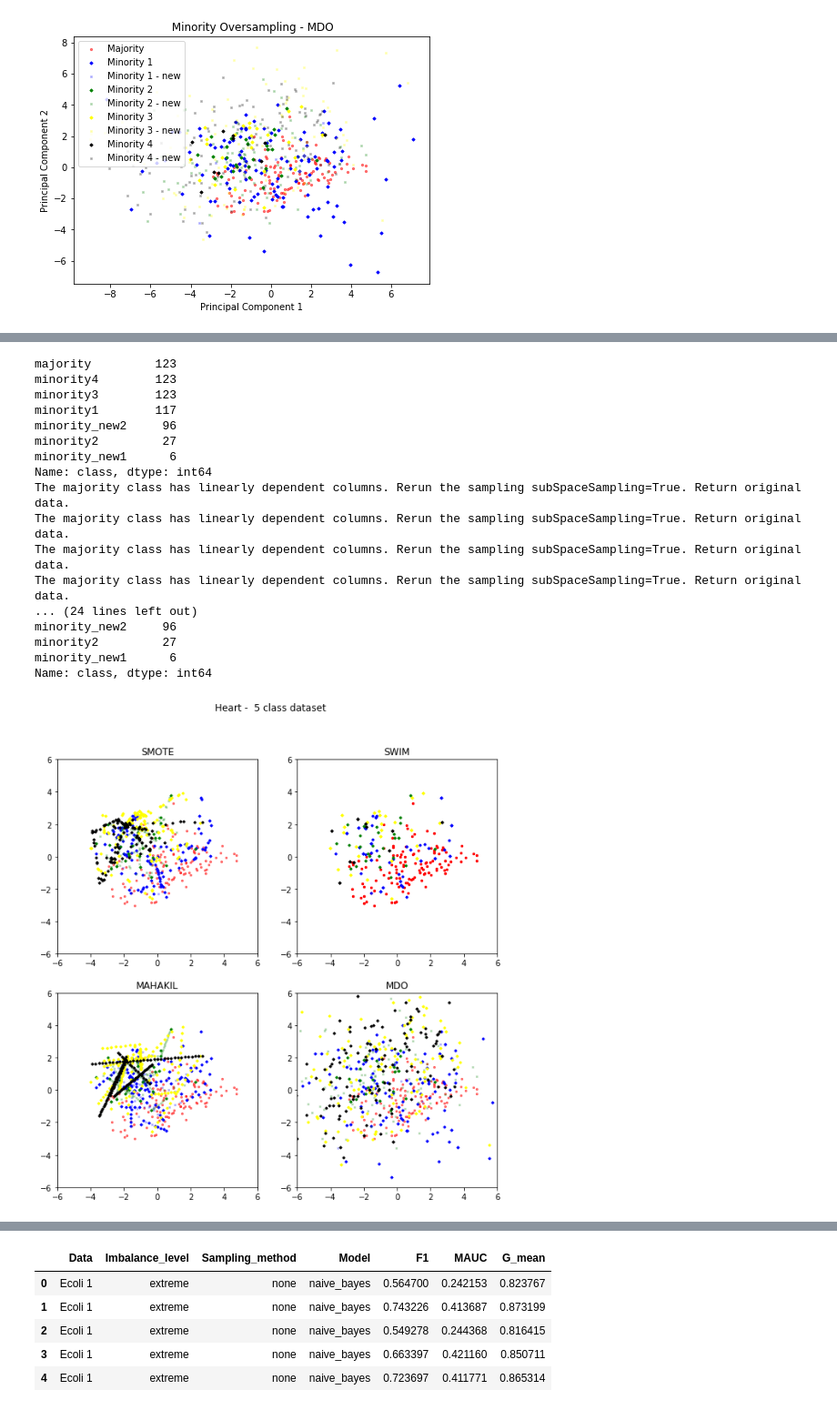
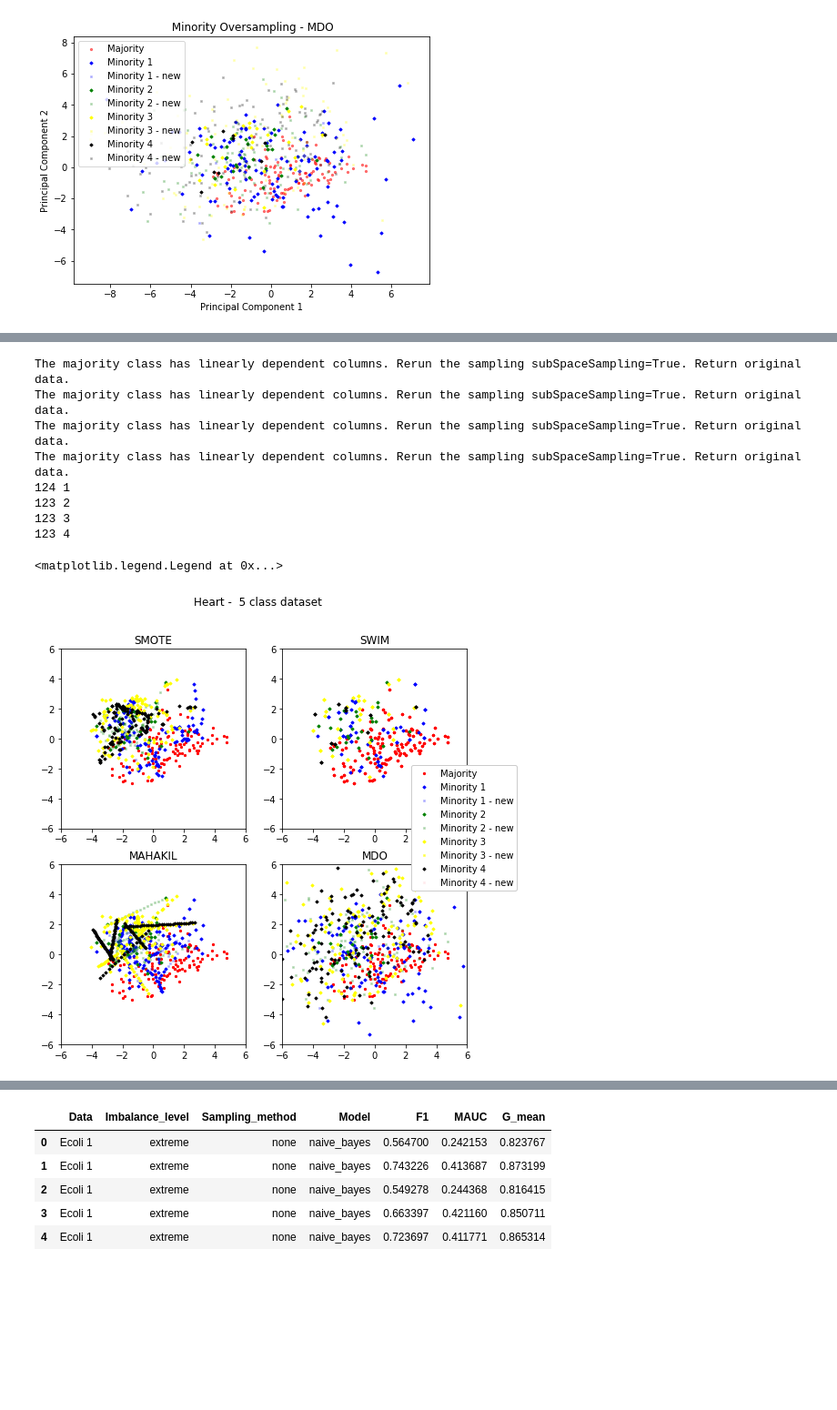
Before and after one commit to emmaranderson/Peak_Diss, a Jupyter notebook: Peak_Diss/Emma_Diss_Re_write_multi.ipynb, the cells around one changed output, grey strips where cells are left out. Shown at 91% size. Cells and saved outputs as stored; diff of their text form; code cells hidden in the pictures; blank space fills up the shorter version.

```diff
--- a/Peak_Diss/Emma_Diss_Re_write_multi.ipynb
+++ b/Peak_Diss/Emma_Diss_Re_write_multi.ipynb
@@ -1187,7 +1396,7 @@ plt.title('Geometric mean score per sampling method - for three imbalance levels
 # %%
 import multi_imbalance.resampling.mdo as sample_mdo
 # %%
-def PCA_plots(X_initial, X_train_scaled, y_train, title):
+def PCA_plots(X_initial, X_train_scaled, y_train, title, ax):
     pca = PCA(n_components =2)
     #Fit and transform the data
     pca.fit(X_initial)
@@ -1200,42 +1409,40 @@ def PCA_plots(X_initial, X_train_scaled, y_train, title):
     X.loc[1599:,'class'] = X.loc[1599:]['class'].replace('minority1', 'minority_new1')
     X.loc[1599:,'class'] = X.loc[1599:]['class'].replace('minority2', 'minority_new2')
 
-    plt.figure(figsize=(7,5))
+    ax = ax
 
-    plt.scatter(X['PC 1'][(X['class'] == 'majority')],
+    ax.scatter(X['PC 1'][(X['class'] == 'majority')],
             X['PC 2'][(X['class'] == 'majority')],
            marker='o',
            color='red',
            label='Majority',
            s = 5**1, alpha=0.5)
-    plt.scatter(X['PC 1'][(X['class'] == 'minority1')],
+    ax.scatter(X['PC 1'][(X['class'] == 'minority1')],
             X['PC 2'][(X['class'] == 'minority1')],
            marker='o',
            color='blue',
            label='Minority 1',
            s = 5**1)
-    plt.scatter(X['PC 1'][(X['class'] == 'minority_new1')],
+    ax.scatter(X['PC 1'][(X['class'] == 'minority_new1')],
             X['PC 2'][(X['class'] == 'minority_new1')],
            marker='X',
            color='blue',
            label='Minority 1 - new',
            s = 5**1, alpha=0.2)
-    plt.scatter(X['PC 1'][(X['class'] == 'minority2')],
+    ax.scatter(X['PC 1'][(X['class'] == 'minority2')],
             X['PC 2'][(X['class'] == 'minority2')],
            marker='o',
            color='green',
            label='Minority 2',
            s = 5**1)
-    plt.scatter(X['PC 1'][(X['class'] == 'minority_new2')],
+    ax.scatter(X['PC 1'][(X['class'] == 'minority_new2')],
             X['PC 2'][(X['class'] == 'minority_new2')],
            marker='X',
            color='green',
            label='Minority 2 - new',
            s = 5**1, alpha=0.2)
-    plt.legend()
-    plt.xlabel('Principal Component 1')
-    plt.ylabel('Principal Component 2')
-    plt.title(f" Minority Oversampling - {title}")
-    plt.show()
+    ax.set_xlim(-8, 8)
+    ax.set_ylim(-8, 8)
+    ax.set_title(f"{title}")
 # %%
 X_initial, X_test_scaled, y_train, y_test = random_under_minority (WineR3, 'none', 1)
@@ -1364,3 +1655,3 @@ def PCA_plots(X_initial, X_train_scaled, y_train, title):
     plt.show()
 # %%
-X_initial, X_test_scaled, y_train, y_test = random_under_minority (ecoli, 'none', 1)
+X_initial, X_test_scaled, y_train, y_test = random_under_minority (WineR3, 'none', 1)
@@ -1655,14 +1727,13 @@ def PCA_plots(X_initial, X_train_scaled, y_train, title, ax):
     X['class'] = X['class'].replace({0: 'majority', 1: 'minority1', 2: 'minority2', 3: 'minority3', 4: 'minority4', 5: 'minority5' })
     X.loc[303:,'class'] = X.loc[303:]['class'].replace('minority1', 'minority_new1')
     X.loc[303:,'class'] = X.loc[303:]['class'].replace('minority2', 'minority_new2')
-    print(X['class'].value_counts())
 
     ax.scatter(X['PC 1'][(X['class'] == 'majority')],
             X['PC 2'][(X['class'] == 'majority')],
            marker='o',
            color='red',
            label='Majority',
-           s = 5**1, alpha=0.5)
+           s = 5**1)
     ax.scatter(X['PC 1'][(X['class'] == 'minority1')],
             X['PC 2'][(X['class'] == 'minority1')],
            marker='D',
@@ -1698,7 +1769,7 @@ def PCA_plots(X_initial, X_train_scaled, y_train, title, ax):
            marker='X',
            color='yellow',
            label='Minority 3 - new',
-           s = 5**1, alpha=0.2)
+           s = 5**1, alpha=0.5)
     ax.scatter(X['PC 1'][(X['class'] == 'minority4')],
             X['PC 2'][(X['class'] == 'minority4')],
            marker='D',
@@ -1711,41 +1782,35 @@ def PCA_plots(X_initial, X_train_scaled, y_train, title, ax):
            color='pink',
            label='Minority 4 - new',
            s = 5**1, alpha=0.2)
-    ax.set_xlim(-4, 4)
-    ax.set_ylim(-4, 4)
+    ax.set_xlim(-6, 6)
+    ax.set_ylim(-6, 6)
     ax.set_title(f"{title}")
 # %%
 X_initial, X_test_scaled, y_train, y_test = random_under_minority (heart, 'none', 1)
 # %%
-fig, axs = plt.subplots(2, 2, figsize=(10,10))
+fig, axs = plt.subplots(2, 2, figsize=(8,8))
 fig.suptitle('Heart -  5 class dataset')
 X_train_scaled_new, X_test_scaled, y_train_new, y_test = SMOTE_PCA(X_initial, X_test_scaled, y_train, y_test)
 PCA_plots(X_initial,X_train_scaled_new, y_train_new, 'SMOTE', axs[0, 0])
 X_train_scaled_new, X_test_scaled, y_train_new, y_test = SWIM_PCA(X_initial, X_test_scaled, y_train, y_test,5)
 PCA_plots(X_initial,X_train_scaled_new, y_train_new, 'SWIM', axs[0, 1])
 X_train_scaled_new, X_test_scaled, y_train_new, y_test = MAHAKIL_PCA(X_initial, X_test_scaled, y_train, y_test,5)
 PCA_plots(X_initial,X_train_scaled_new, y_train_new, 'MAHAKIL', axs[1, 0])
 X_train_scaled_new, X_test_scaled, y_train_new, y_test = MDO_PCA(X_initial, X_test_scaled, y_train, y_test,5)
 PCA_plots(X_initial,X_train_scaled_new, y_train_new, 'MDO', axs[1, 1])
+handles, labels = axs[1,1].get_legend_handles_labels()
+fig.legend(handles, labels, loc='center right',framealpha=1)
 # %% [output]
-majority         123
-minority4        123
-minority3        123
-minority1        117
-minority_new2     96
-minority2         27
-minority_new1      6
-Name: class, dtype: int64
 The majority class has linearly dependent columns. Rerun the sampling subSpaceSampling=True. Return original data.
 The majority class has linearly dependent columns. Rerun the sampling subSpaceSampling=True. Return original data.
 The majority class has linearly dependent columns. Rerun the sampling subSpaceSampling=True. Return original data.
 The majority class has linearly dependent columns. Rerun the sampling subSpaceSampling=True. Return original data.
-... (24 lines left out)
-minority_new2     96
-minority2         27
-minority_new1      6
-Name: class, dtype: int64
+124 1
+123 2
+123 3
+123 4
+<matplotlib.legend.Legend at 0x...>
-[figure, old version]
+[figure, new version]
 # %%
 X_initial, X_test_scaled, y_train, y_test = random_under_minority (ecoli, 'none', 1)
 # %%
```
Also changed, not shown: parts of 58 cells of this notebook, 2 other files.
